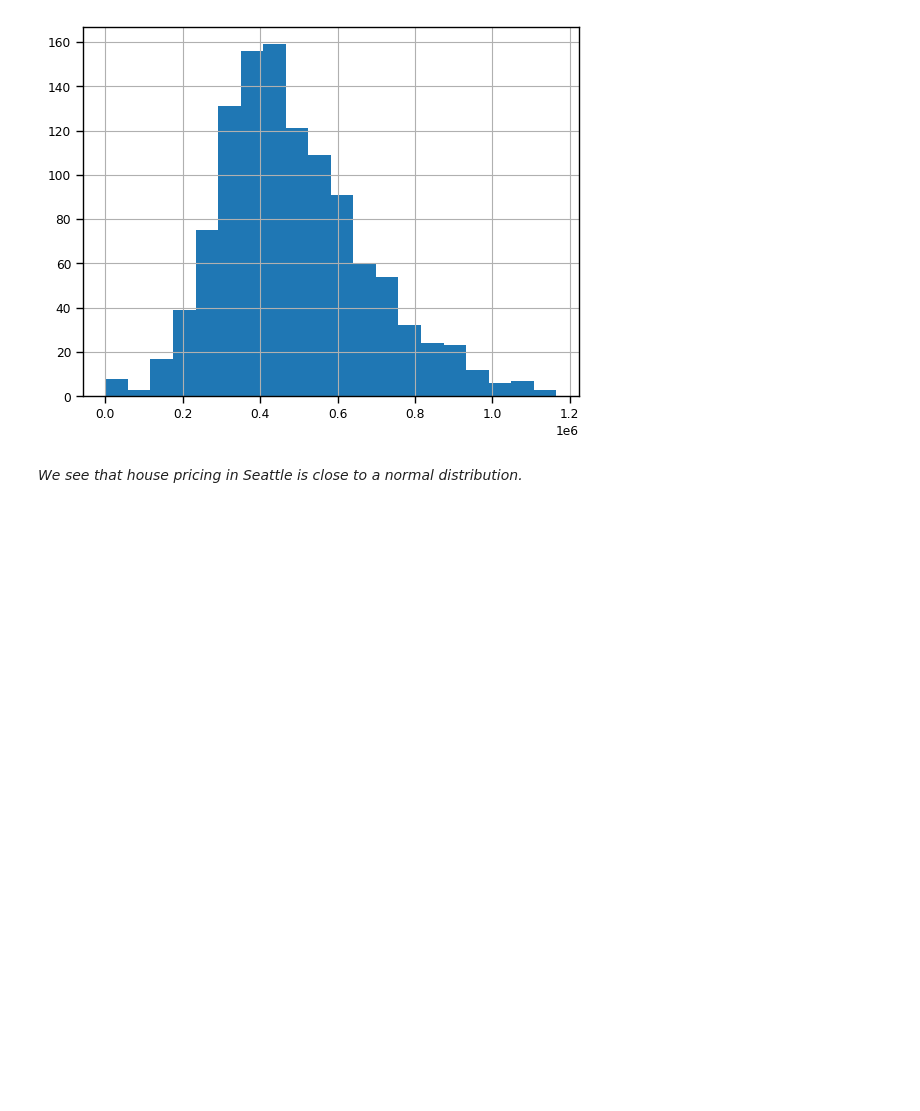
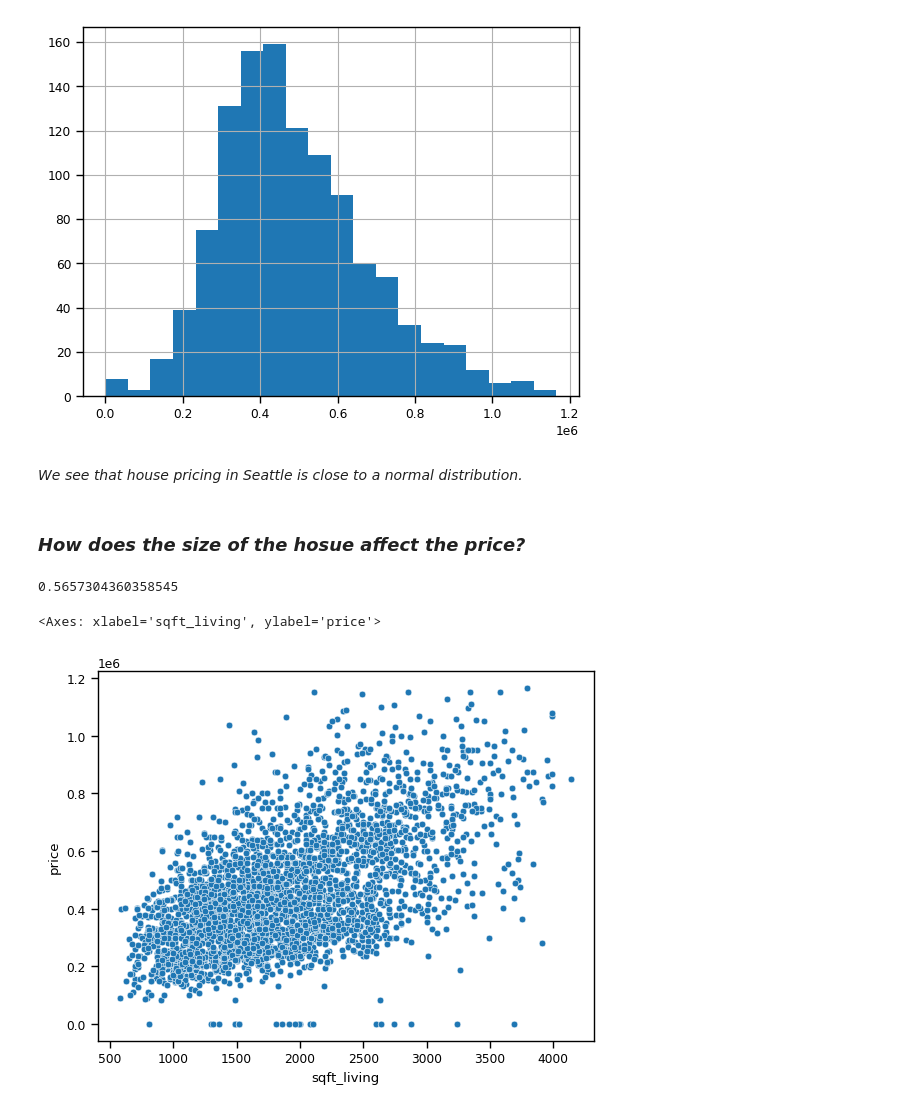
Before and after one commit to Zeinab-kr/Housing-Prices-Analysis, a Jupyter notebook: code.ipynb, the cells around one changed output. Drawn from its saved outputs; the diff is of its cells as text; code cells hidden in the pictures; blank space fills up the shorter version.

Commit message:
size and price relationship

```diff
--- a/code.ipynb
+++ b/code.ipynb
@@ -336,3 +336,14 @@ house[house['city'] == 'Seattle']['price'].hist(bins=20)
 [figure]
 # %% [markdown]
 *We see that house pricing in Seattle is close to a normal distribution.*
+# %% [markdown]
+### *How does the size of the hosue affect the price?*
+# %%
+house['price'].corr(house['sqft_living'])
+# %% [output]
+0.5657304360358545
+# %%
+sns.scatterplot(data=house, x='sqft_living', y='price')
+# %% [output]
+<Axes: xlabel='sqft_living', ylabel='price'>
+[figure, added]
```
Also changed, not shown: parts of 8 cells of this notebook.
